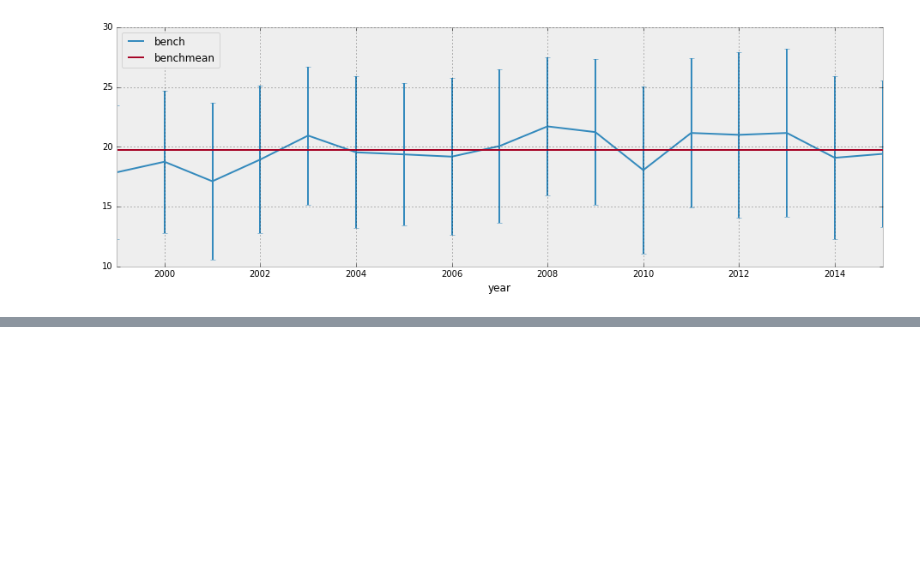
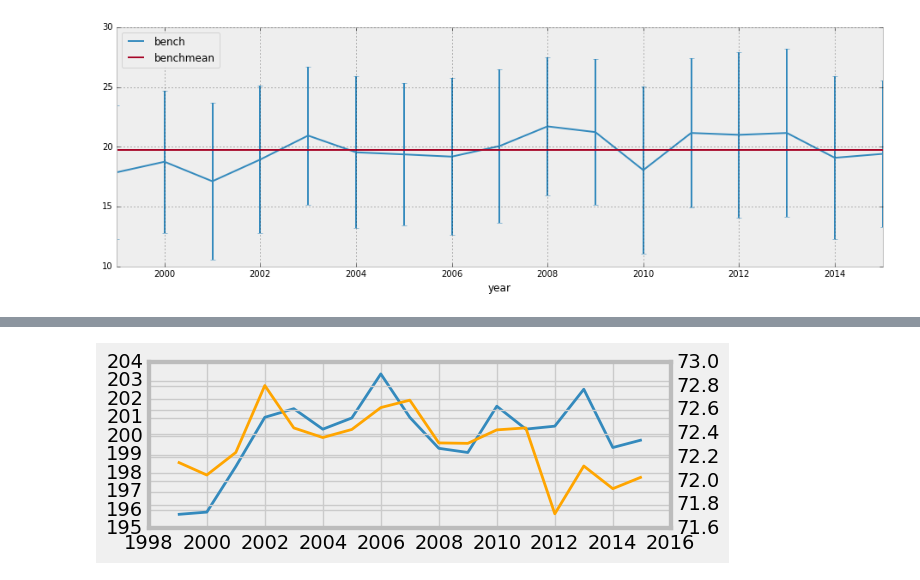
Before and after one commit to seanlugosi/pandas-play, a Jupyter notebook: NFLCombine9915.ipynb, the cells around one changed output, grey strips where cells are left out. Saved outputs shown, nothing was run; the diff lists cells and outputs as text; code cells hidden in the pictures; blank space fills up the shorter version.

```diff
--- a/NFLCombine9915.ipynb
+++ b/NFLCombine9915.ipynb
@@ -189,0 +261,16 @@ benchreplacesorted[['bench','benchmean']].plot.line(figsize=(16,5),yerr=benchrep
+# %%
+#Again, there's not huge findings here. I guess if 2012 wasn't an outlier of the last 10 years, the trend would show that sub 4.55 times are the standard
+#I'm particularly interested in this trend because of the spate of lower leg injuries (MCL, ACL tears etc) to skill guys in recent years. Perhaps this is due to increased demands for bulkier, more heavily set guys at these positions.
+#We want to show their height and weight in the same scale, but obviously these are different metrics.
+#I could just show these side by side on the same scale with
+#skill40[['weight','heightinchestotal']].plot.bar(figsize=(8,3))
+#but thankfully Matplotlib allows for 2 axes of different scales in the same figure.
+
+
+fig, ax1 = p.subplots(figsize=(6, 2))
+ax2 = ax1.twinx()
+ax1.plot(skill40['weight'])
+ax2.plot(skill40['heightinchestotal'],'orange')
+p.style.use('fivethirtyeight') #changed the style just because...
+# %% [output]
+[figure, added]
```
Also changed, not shown: parts of 7 cells of this notebook.
